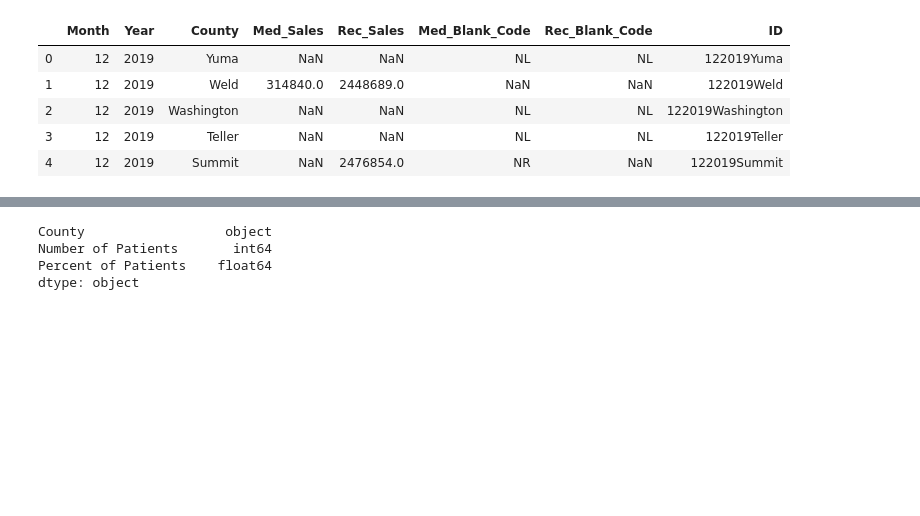
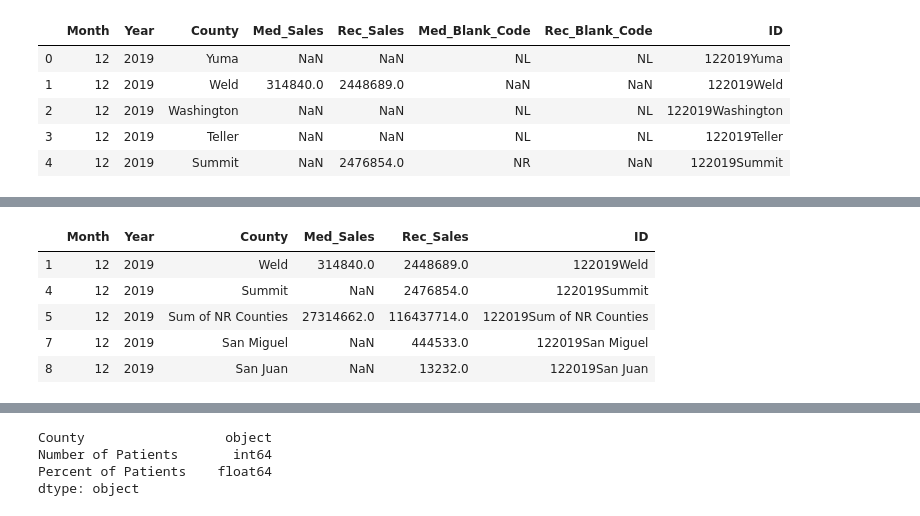
Before and after one commit to jamesa820/PROJECT2_ETL, a Jupyter notebook: ETL.ipynb, the cells around one changed output, grey strips where cells are left out. Cells and saved outputs as stored; diff of their text form; code cells hidden in the pictures; blank space fills up the shorter version.

```diff
--- a/ETL.ipynb
+++ b/ETL.ipynb
@@ -71,0 +77,12 @@ med_mj_stats.head()
+# %%
+#Dropped all rows with NaN values in both Med_Sales and Rec_Sales
+
+clean_sales = simple_sales.dropna(how="all", subset=["Rec_Sales","Med_Sales"])
+clean_sales.head()
+# %% [output]
+|  | Month | Year | County | Med_Sales | Rec_Sales | ID |
+| 1 | 12 | 2019 | Weld | 314840.0 | 2448689.0 | 122019Weld |
+| 4 | 12 | 2019 | Summit | NaN | 2476854.0 | 122019Summit |
+| 5 | 12 | 2019 | Sum of NR Counties | 27314662.0 | 116437714.0 | 122019Sum of NR Counties |
+| 7 | 12 | 2019 | San Miguel | NaN | 444533.0 | 122019San Miguel |
+| 8 | 12 | 2019 | San Juan | NaN | 13232.0 | 122019San Juan |
```
Also changed, not shown: parts of 12 cells of this notebook.
